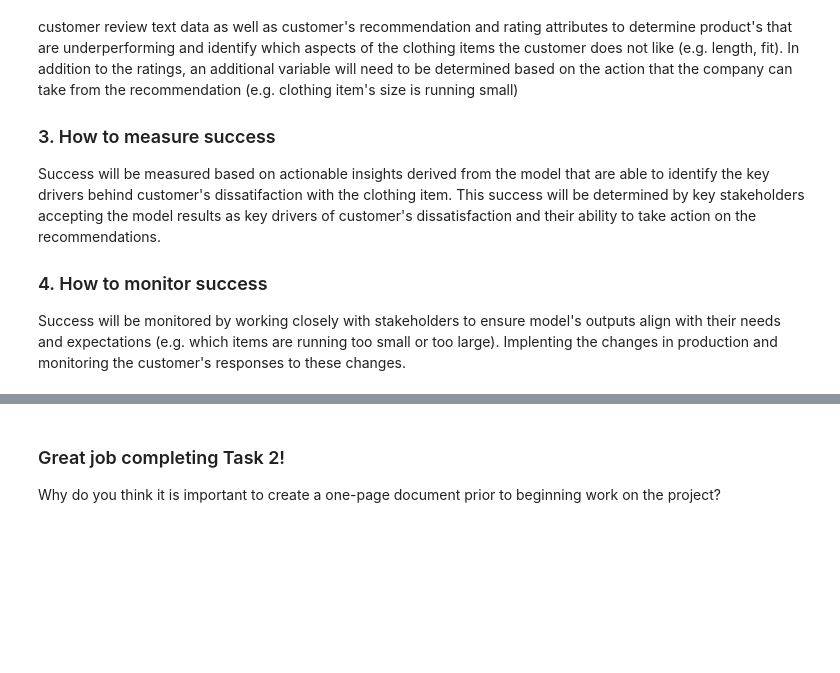
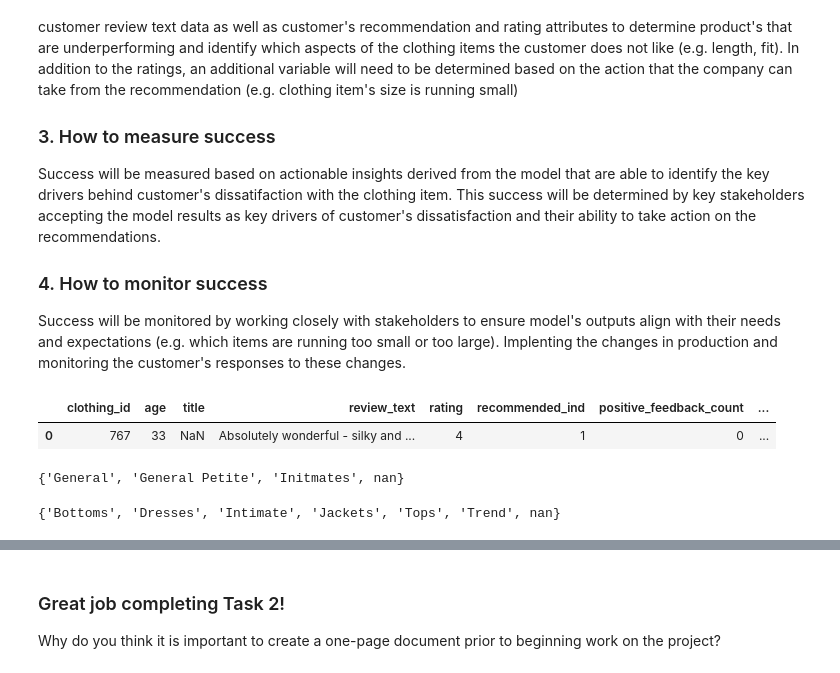
Before and after one commit to smcgill711/full-stack-ml-metaflow-corise-week-1, a Jupyter notebook: project/template.ipynb, the cells around one changed output, grey strips where cells are left out. Cells and saved outputs as stored; diff of their text form; code cells hidden in the pictures; blank space fills up the shorter version.

```diff
--- a/project/template.ipynb
+++ b/project/template.ipynb
@@ -279,3 +278,18 @@ Success will be measured based on actionable insights derived from the model tha
 
 ### 4. How to monitor success
 Success will be monitored by working closely with stakeholders to ensure model's outputs align with their needs and expectations (e.g. which items are running too small or too large). Implenting the changes in production and monitoring the customer's responses to these changes.
+# %%
+df.head(1)
+# %% [output]
+|  | clothing_id | age | title | review_text | rating | recommended_ind | positive_feedback_count | ... |
+| 0 | 767 | 33 | NaN | Absolutely wonderful - silky and ... | 4 | 1 | 0 | ... |
+# %%
+len(set(df['division_name']))
+set(df['division_name'])
+# %% [output]
+{'General', 'General Petite', 'Initmates', nan}
+# %%
+len(set(df['department_name']))
+set(df['department_name'])
+# %% [output]
+{'Bottoms', 'Dresses', 'Intimate', 'Jackets', 'Tops', 'Trend', nan}
```
Also changed, not shown: parts of 6 cells of this notebook, 1 other file.
